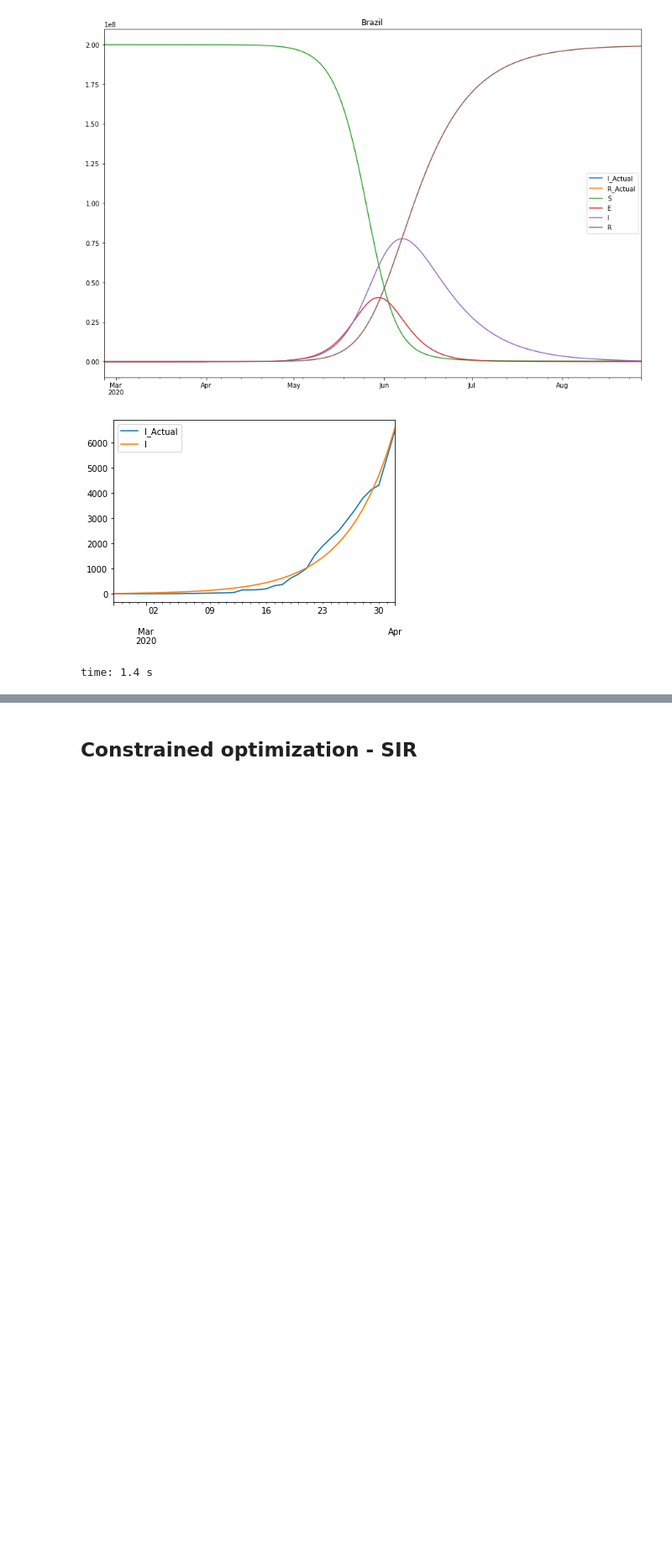
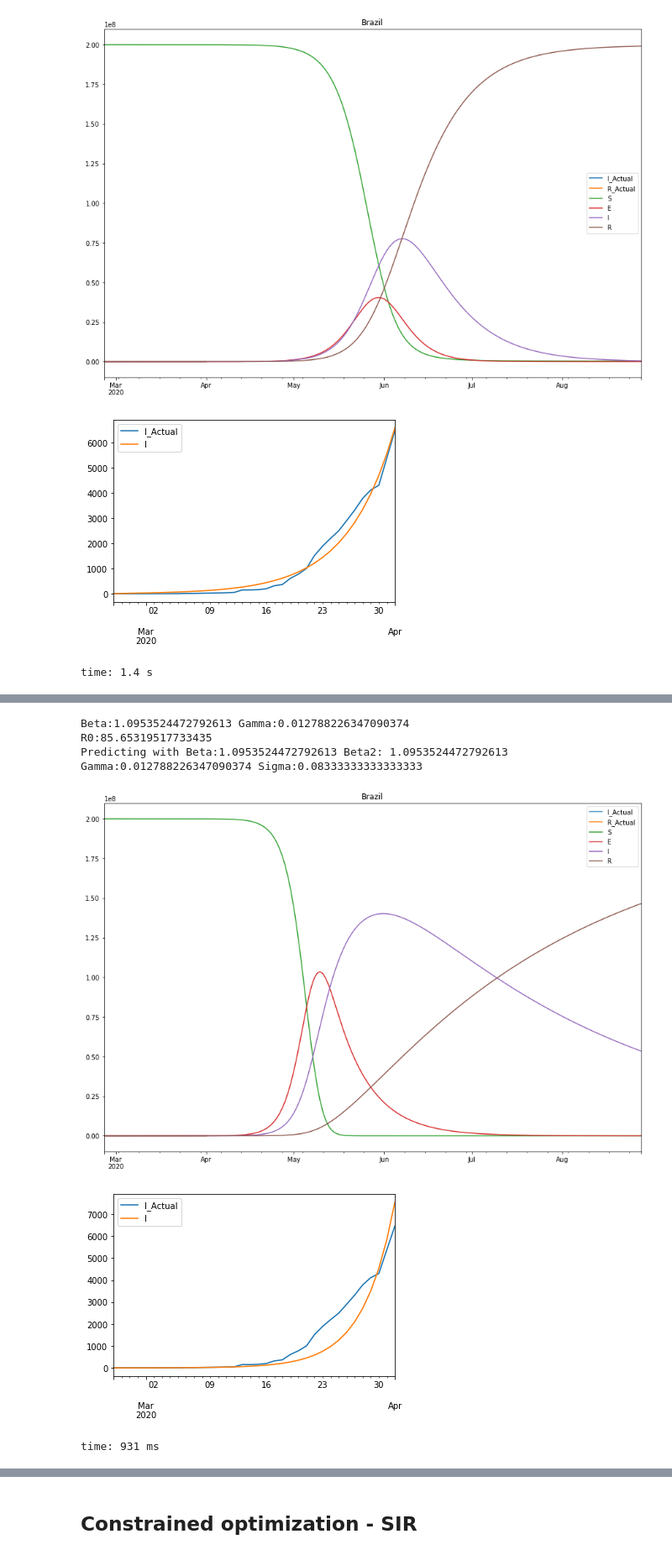
Before and after one commit to comunidadexp/sirfh-covid, a Jupyter notebook: Covid Spread Model.ipynb, the cells around one changed output, grey strips where cells are left out. Shown: that part at 84% size. Cells and saved outputs as stored; diff of their text form; code cells hidden in the pictures; blank space fills up the shorter version.

```diff
--- a/Covid Spread Model.ipynb
+++ b/Covid Spread Model.ipynb
@@ -296,0 +286,22 @@ time: 1.4 s
+# %%
+t1 = SEIR(
+    country='Brazil',
+    N=200e6,
+    alpha=.9,
+#    betaBounds = (0.0001, 0.4),
+#    gammaBounds = (0.01, 0.1),
+    betaBounds = (0.0001, 2.0),
+    gammaBounds = (0.0001, 2.0),
+    incubationPeriod=12,
+    forceE0 = 0,
+         )
+t1.train()
+t1.main_plot()
+t1.I_fit_plot()
+# %% [output]
+Beta:1.0953524472792613 Gamma:0.012788226347090374
+R0:85.65319517733435
+Predicting with Beta:1.0953524472792613 Beta2: 1.0953524472792613 Gamma:0.012788226347090374 Sigma:0.08333333333333333
+[figure, added]
+[figure, added]
+time: 931 ms
```
Also changed, not shown: parts of 17 cells of this notebook, 1 other file.
